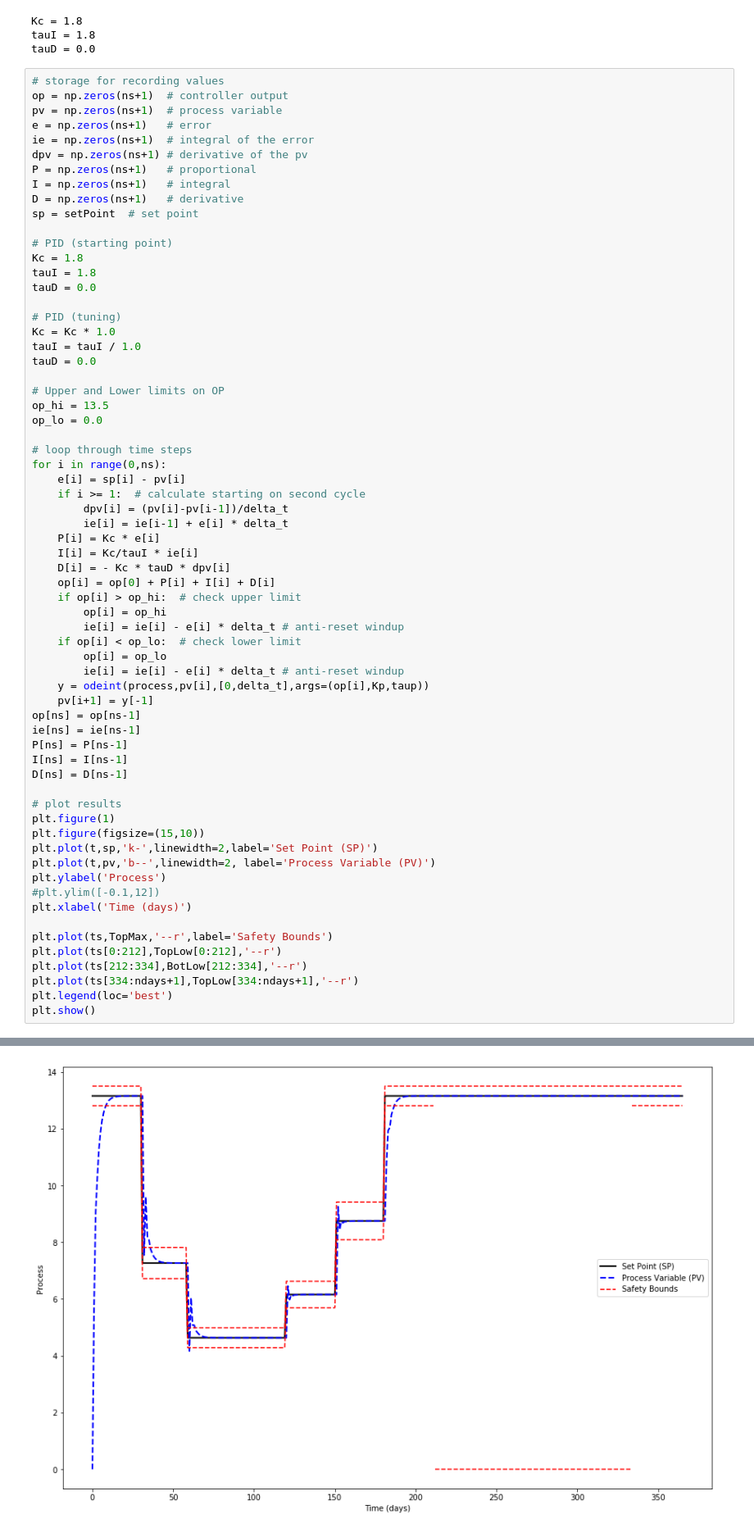
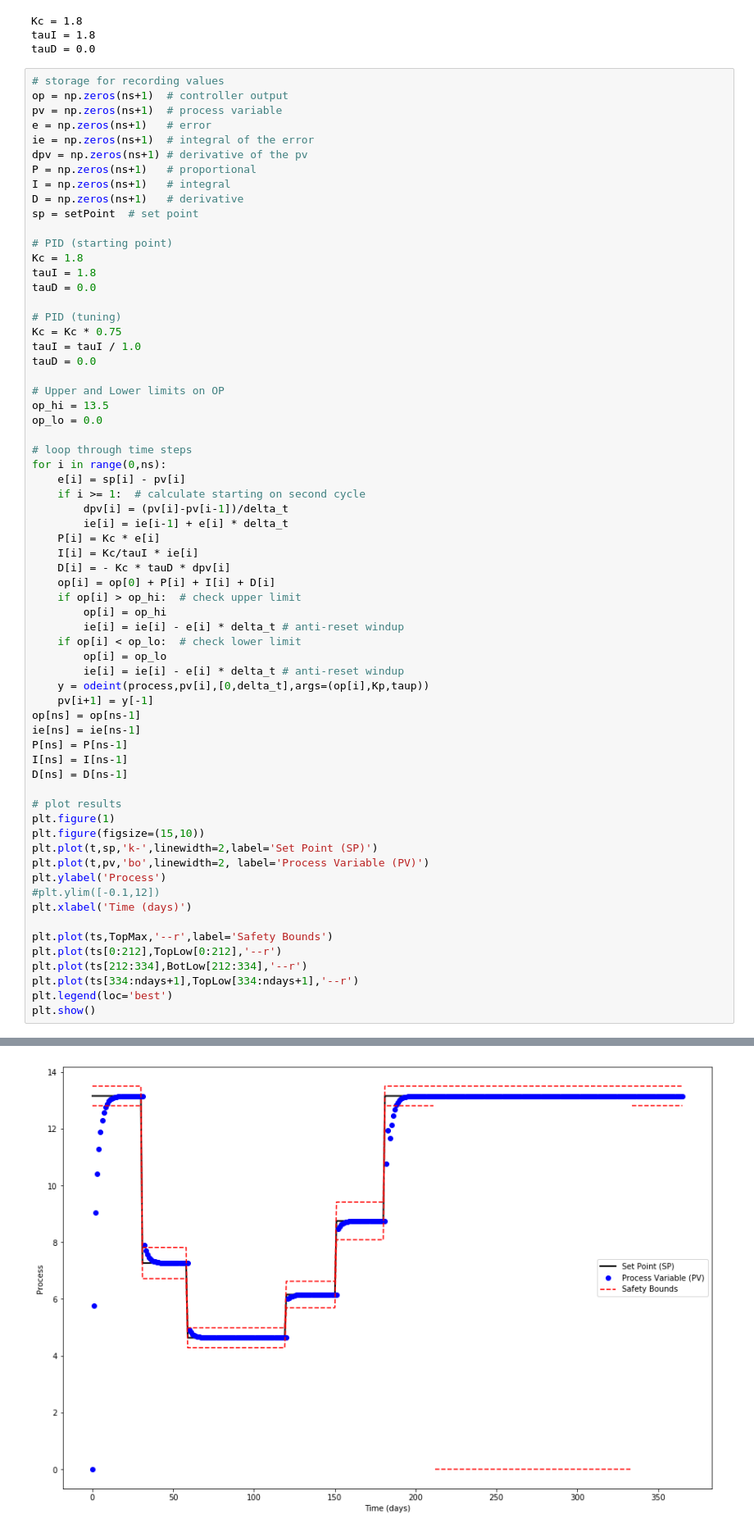
Before and after one commit to colin314/ProcessControlProject, a Jupyter notebook: Project(withFOPDTandPID).ipynb, the cells around one changed output, grey strips where cells are left out. Shown at 82% size. Saved outputs shown, nothing was run; the diff lists cells and outputs as text.

```diff
--- a/Project(withFOPDTandPID).ipynb
+++ b/Project(withFOPDTandPID).ipynb
@@ -351,7 +351,7 @@ tauI = 1.8
 tauD = 0.0
 
 # PID (tuning)
-Kc = Kc * 1.0
+Kc = Kc * 0.75
 tauI = tauI / 1.0
 tauD = 0.0
 
@@ -372,32 +372,32 @@ for i in range(0,ns):
     if op[i] > op_hi:  # check upper limit
         op[i] = op_hi
         ie[i] = ie[i] - e[i] * delta_t # anti-reset windup
     if op[i] < op_lo:  # check lower limit
         op[i] = op_lo
         ie[i] = ie[i] - e[i] * delta_t # anti-reset windup
     y = odeint(process,pv[i],[0,delta_t],args=(op[i],Kp,taup))
     pv[i+1] = y[-1]
 op[ns] = op[ns-1]
 ie[ns] = ie[ns-1]
 P[ns] = P[ns-1]
 I[ns] = I[ns-1]
 D[ns] = D[ns-1]
 
 # plot results
 plt.figure(1)
 plt.figure(figsize=(15,10))
 plt.plot(t,sp,'k-',linewidth=2,label='Set Point (SP)')
-plt.plot(t,pv,'b--',linewidth=2, label='Process Variable (PV)')
+plt.plot(t,pv,'bo',linewidth=2, label='Process Variable (PV)')
 plt.ylabel('Process')
 #plt.ylim([-0.1,12])
 plt.xlabel('Time (days)')
 
 plt.plot(ts,TopMax,'--r',label='Safety Bounds')
 plt.plot(ts[0:212],TopLow[0:212],'--r')
 plt.plot(ts[212:334],BotLow[212:334],'--r')
 plt.plot(ts[334:ndays+1],TopLow[334:ndays+1],'--r')
 plt.legend(loc='best')
 plt.show()
 # %% [output]
 <Figure size 432x288 with 0 Axes>
-[figure, old version]
+[figure, new version]
```
Also changed, not shown: parts of 1 cell of this notebook.
